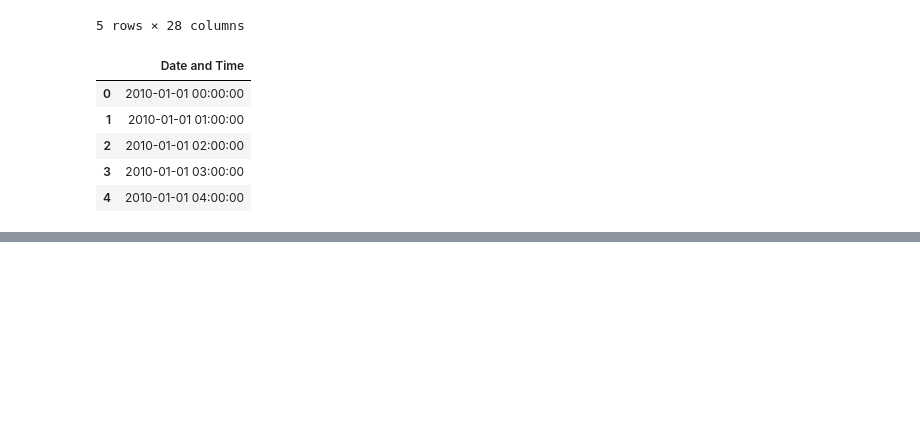
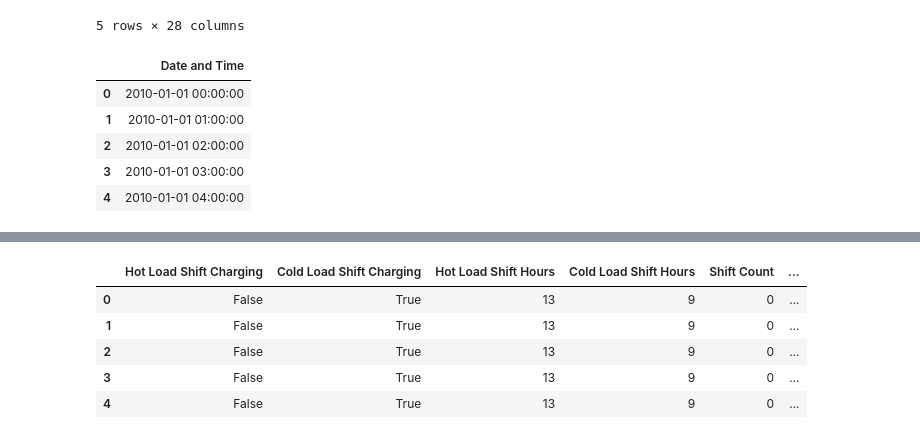
Before and after one commit to NikitaKhatwani/District-system---Engineering-model, a Jupyter notebook: UCSB_CUP Heat pump TES.ipynb, the cells around one changed output, grey strips where cells are left out. Saved outputs shown, nothing was run; the diff lists cells and outputs as text; code cells hidden in the pictures; blank space fills up the shorter version.

```diff
--- a/UCSB_CUP Heat pump TES.ipynb
+++ b/UCSB_CUP Heat pump TES.ipynb
@@ -201,0 +181,10 @@ Name: shiftCount, Length: 8760, dtype: int32
+# %%
+CUP_output_df = CUP_instance.compute_CUP()
+CUP_output_df.head()
+# %% [output]
+|  | Hot Load Shift Charging | Cold Load Shift Charging | Hot Load Shift Hours | Cold Load Shift Hours | Shift Count | ... |
+| 0 | False | True | 13 | 9 | 0 | ... |
+| 1 | False | True | 13 | 9 | 0 | ... |
+| 2 | False | True | 13 | 9 | 0 | ... |
+| 3 | False | True | 13 | 9 | 0 | ... |
+| 4 | False | True | 13 | 9 | 0 | ... |
```
Also changed, not shown: parts of 7 cells of this notebook, 3 other files.
